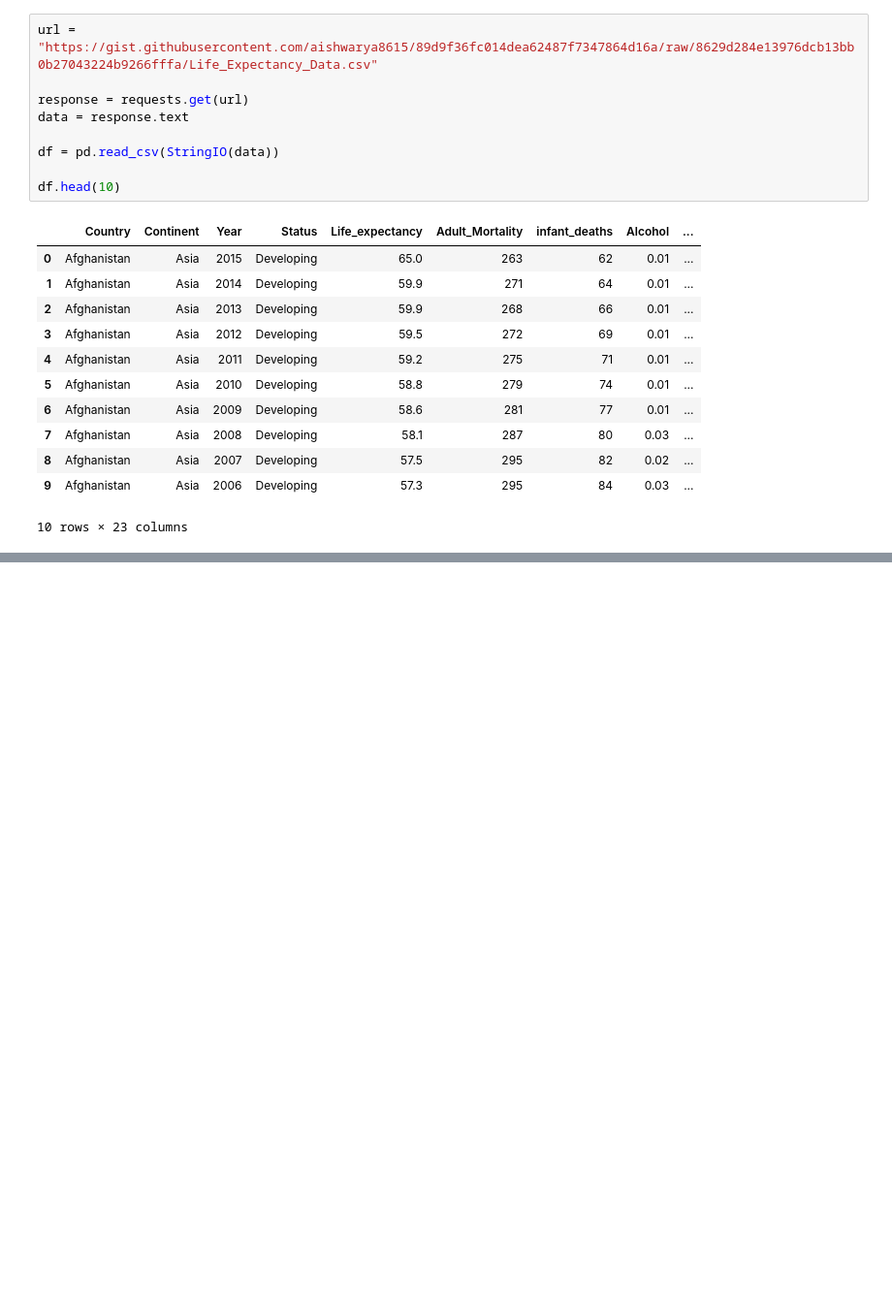
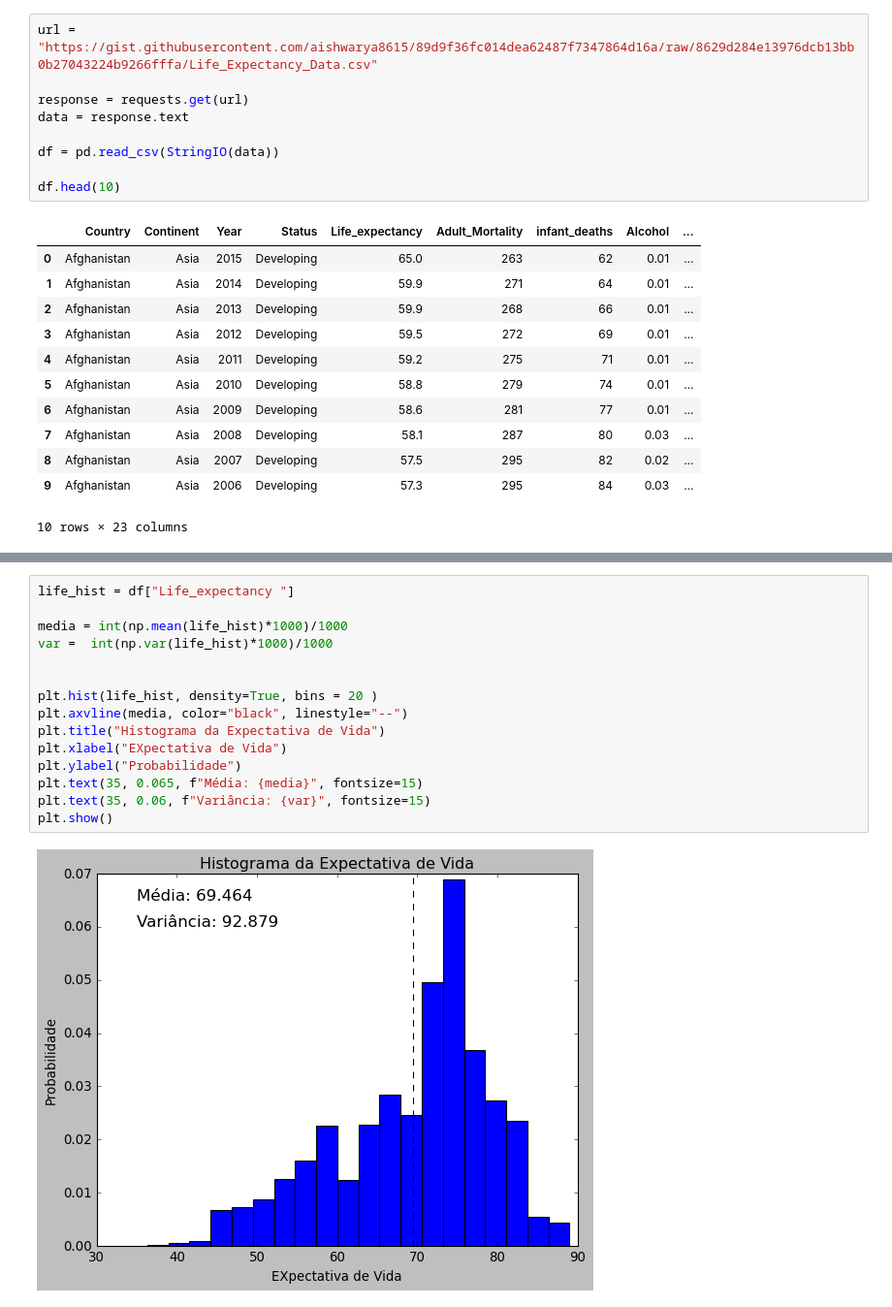
Before and after one commit to Edmurcn/Fis._Estat._Comp., a Jupyter notebook: Intro._Ciencia_Dados/Aulas/Aula 2/quest2.ipynb, the cells around one changed output, grey strips where cells are left out. Shown: that part at 97% size. Cells and saved outputs as stored; diff of their text form; blank space fills up the shorter version.

```diff
--- a/Intro._Ciencia_Dados/Aulas/Aula 2/quest2.ipynb
+++ b/Intro._Ciencia_Dados/Aulas/Aula 2/quest2.ipynb
@@ -54,0 +93,17 @@ plt.show()
+# %%
+life_hist = df["Life_expectancy "]
+
+media = int(np.mean(life_hist)*1000)/1000
+var =  int(np.var(life_hist)*1000)/1000
+
+
+plt.hist(life_hist, density=True, bins = 20 )
+plt.axvline(media, color="black", linestyle="--")
+plt.title("Histograma da Expectativa de Vida")
+plt.xlabel("EXpectativa de Vida")
+plt.ylabel("Probabilidade")
+plt.text(35, 0.065, f"Média: {media}", fontsize=15)
+plt.text(35, 0.06, f"Variância: {var}", fontsize=15)
+plt.show()
+# %% [output]
+[figure, added]
```
Also changed, not shown: parts of 3 cells of this notebook.
